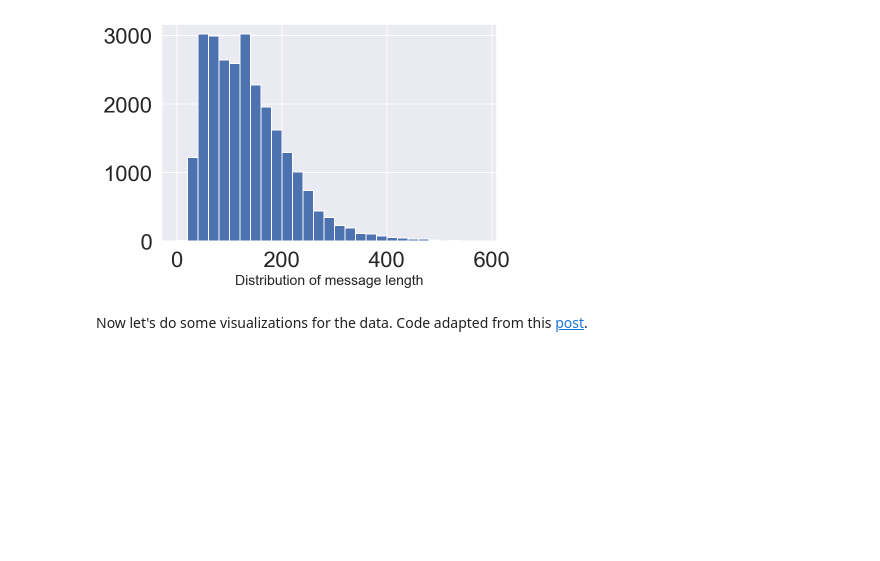
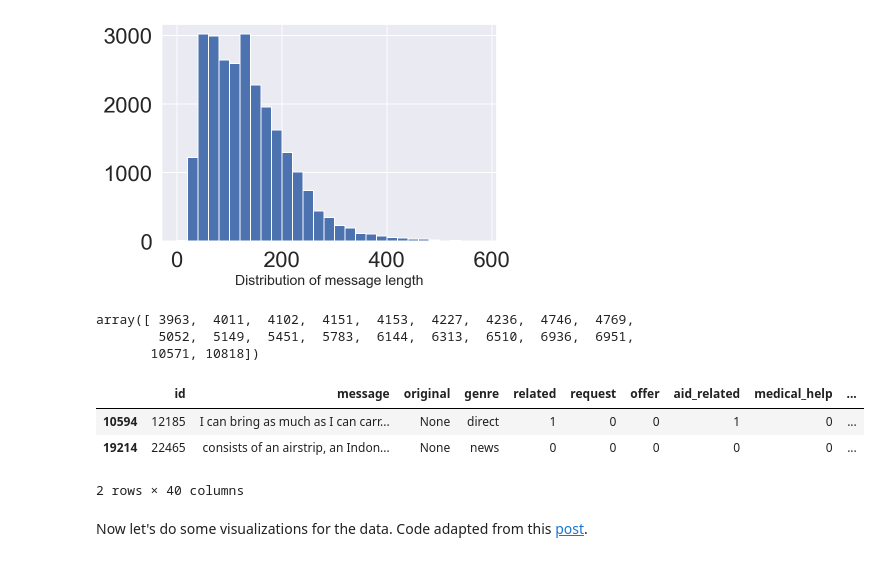
Before and after one commit to suebatista/Disaster-Response-Pipeline-Udacity, a Jupyter notebook: ML Pipeline Preparation.ipynb, the cells around one changed output. Drawn from its saved outputs; the diff is of its cells as text; code cells hidden in the pictures; blank space fills up the shorter version.

```diff
--- a/ML Pipeline Preparation.ipynb
+++ b/ML Pipeline Preparation.ipynb
@@ -156,3 +94,17 @@ plt.xlabel('Distribution of message length', fontsize = 14)
 plt.show()
 # %% [output]
 [figure]
+# %%
+# 20 longest lengths
+lens.sort_values().values[-20:]
+# %% [output]
+array([ 3963,  4011,  4102,  4151,  4153,  4227,  4236,  4746,  4769,
+        5052,  5149,  5451,  5783,  6144,  6313,  6510,  6936,  6951,
+       10571, 10818])
+# %%
+df[df['id'].isin(lens.sort_values().index.values[:2])]
+# %% [output]
+|  | id | message | original | genre | related | request | offer | aid_related | medical_help | ... |
+| 10594 | 12185 | I can bring as much as I can carr... | None | direct | 1 | 0 | 0 | 1 | 0 | ... |
+| 19214 | 22465 | consists of an airstrip, an Indon... | None | news | 0 | 0 | 0 | 0 | 0 | ... |
+2 rows × 40 columns
```
Also changed, not shown: parts of 23 cells of this notebook.
